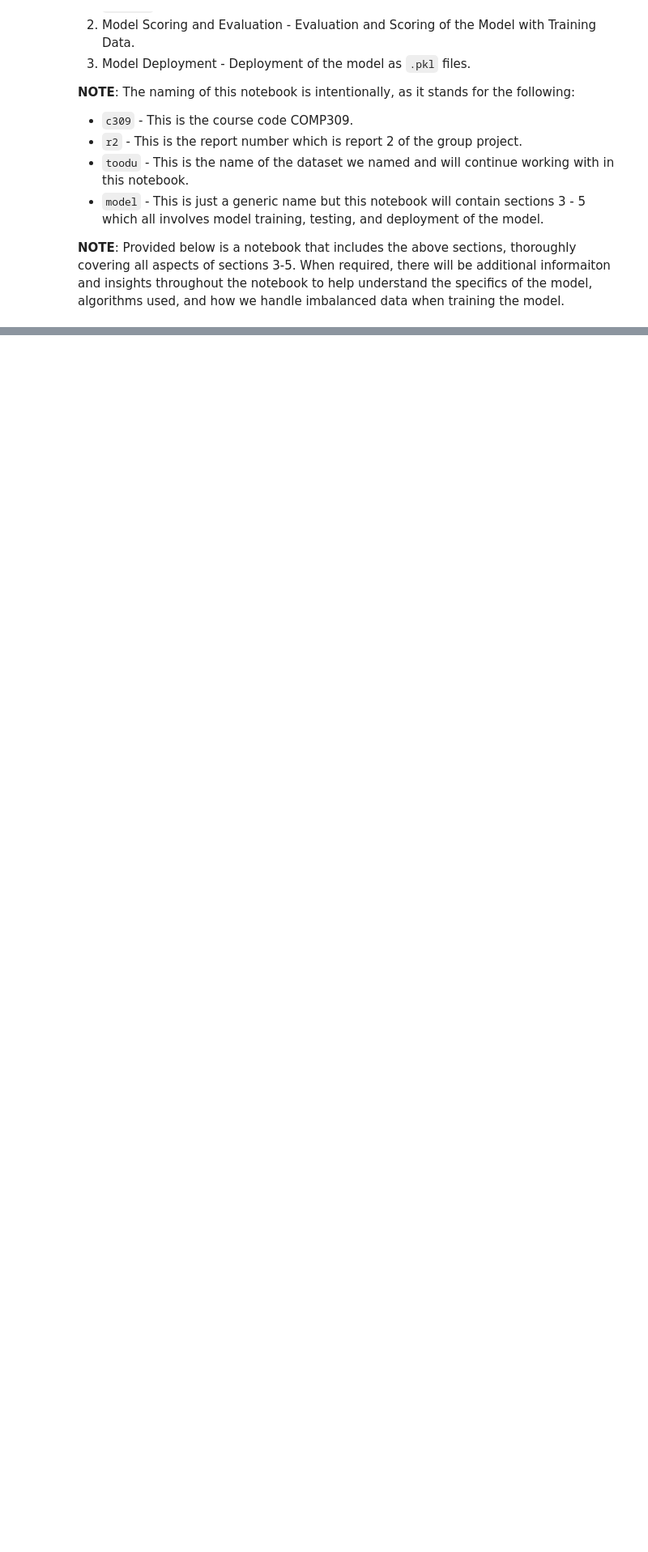
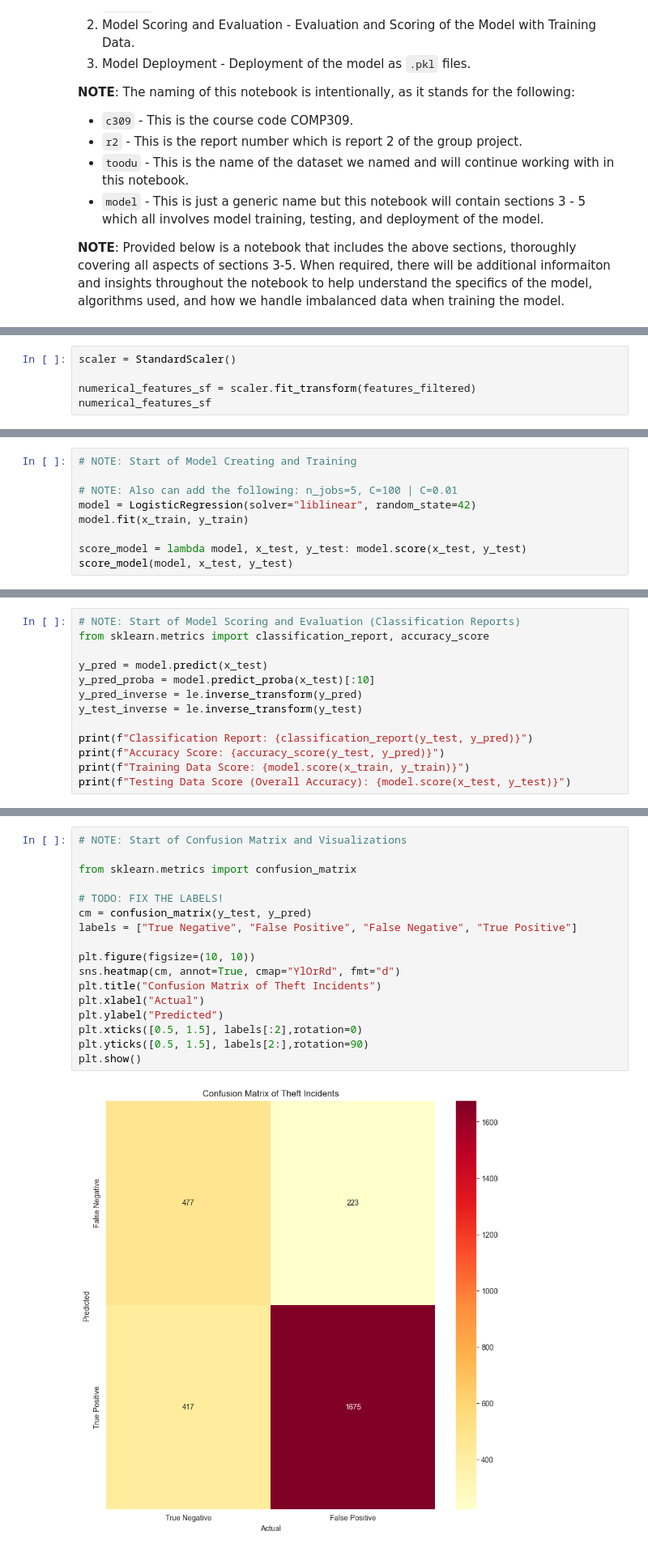
Before and after one commit to Hi-kue/syncgraph-309, a Jupyter notebook: server/insights/c309_r2_toodu_model.ipynb, the cells around one changed output, grey strips where cells are left out. Shown at 81% size. Saved outputs shown, nothing was run; the diff lists cells and outputs as text; blank space fills up the shorter version.

Commit message:
add: model training, testing, evaluation (complete ft analysis)

```diff
--- a/server/insights/c309_r2_toodu_model.ipynb
+++ b/server/insights/c309_r2_toodu_model.ipynb
@@ -64,0 +92,5 @@ ValueError: could not convert string to float: 'Other Commercial / Corporate Pla
+# %%
+scaler = StandardScaler()
+
+numerical_features_sf = scaler.fit_transform(features_filtered)
+numerical_features_sf
@@ -84,0 +140,9 @@ from sklearn.metrics import confusion_matrix
+# %%
+# NOTE: Start of Model Creating and Training
+
+# NOTE: Also can add the following: n_jobs=5, C=100 | C=0.01
+model = LogisticRegression(solver="liblinear", random_state=42)
+model.fit(x_train, y_train)
+
+score_model = lambda model, x_test, y_test: model.score(x_test, y_test)
+score_model(model, x_test, y_test)
@@ -84,0 +151,13 @@ from sklearn.metrics import confusion_matrix
+# %%
+# NOTE: Start of Model Scoring and Evaluation (Classification Reports)
+from sklearn.metrics import classification_report, accuracy_score
+
+y_pred = model.predict(x_test)
+y_pred_proba = model.predict_proba(x_test)[:10]
+y_pred_inverse = le.inverse_transform(y_pred)
+y_test_inverse = le.inverse_transform(y_test)
+
+print(f"Classification Report: {classification_report(y_test, y_pred)}")
+print(f"Accuracy Score: {accuracy_score(y_test, y_pred)}")
+print(f"Training Data Score: {model.score(x_train, y_train)}")
+print(f"Testing Data Score (Overall Accuracy): {model.score(x_test, y_test)}")
@@ -84,0 +202,19 @@ from sklearn.metrics import confusion_matrix
+# %%
+# NOTE: Start of Confusion Matrix and Visualizations
+
+from sklearn.metrics import confusion_matrix
+
+# TODO: FIX THE LABELS!
+cm = confusion_matrix(y_test, y_pred)
+labels = ["True Negative", "False Positive", "False Negative", "True Positive"]
+
+plt.figure(figsize=(10, 10))
+sns.heatmap(cm, annot=True, cmap="YlOrRd", fmt="d")
+plt.title("Confusion Matrix of Theft Incidents")
+plt.xlabel("Actual")
+plt.ylabel("Predicted")
+plt.xticks([0.5, 1.5], labels[:2],rotation=0)
+plt.yticks([0.5, 1.5], labels[2:],rotation=90)
+plt.show()
+# %% [output]
+[figure, added]
```
Also changed, not shown: parts of 22 cells of this notebook, 3 other files.
